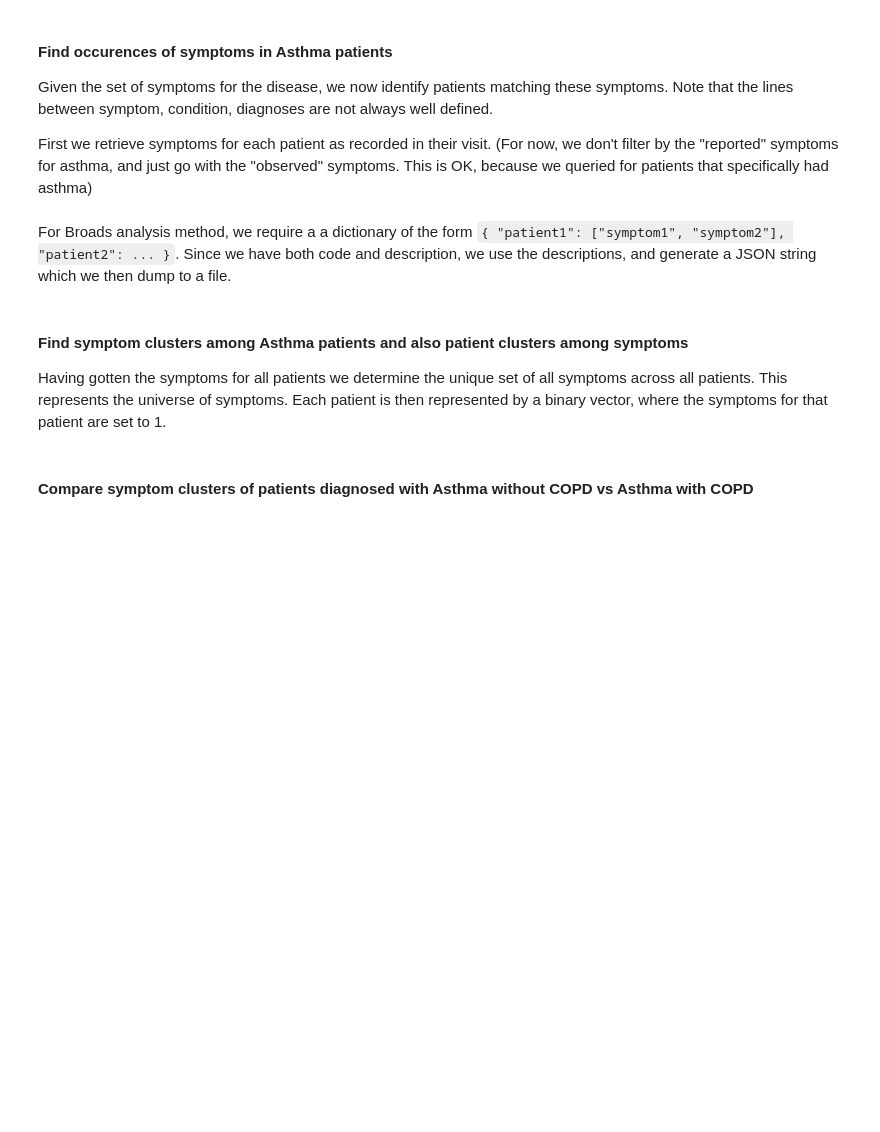
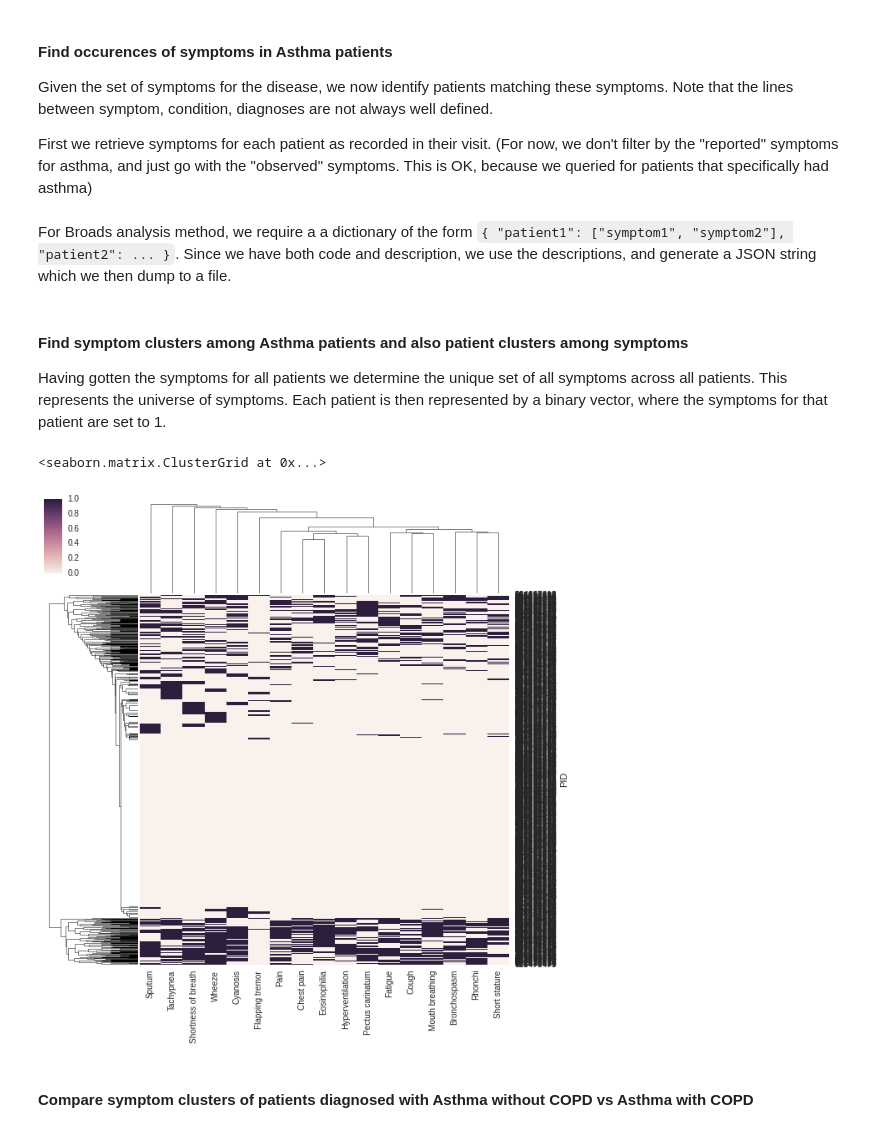
Before and after one commit to ncats/translator-workflows, a Jupyter notebook: OrangePurpleRedGreenGray/OPRGG-PatientSymptoms/HUSH+And-Synthetic-FHIR-Patient-Symptoms.ipynb, the cells around one changed output. Drawn from its saved outputs; the diff is of its cells as text; code cells hidden in the pictures; blank space fills up the shorter version.

Commit message:
Added in simple hierarchical clustering with seaborn

```diff
--- a/OrangePurpleRedGreenGray/OPRGG-PatientSymptoms/HUSH+And-Synthetic-FHIR-Patient-Symptoms.ipynb
+++ b/OrangePurpleRedGreenGray/OPRGG-PatientSymptoms/HUSH+And-Synthetic-FHIR-Patient-Symptoms.ipynb
@@ -192,5 +210,30 @@ o.close()
 #### Find symptom clusters among Asthma patients and also patient clusters among symptoms
 
 Having gotten the symptoms for all patients we determine the unique set of all symptoms across all patients. This represents the universe of symptoms. Each patient is then represented by a binary vector, where the symptoms for that patient are set to 1.
+# %%
+universe = list(set(flatten([x[1] for x in asthmaPatients])))
+universe.sort()
+data = []
+for pid,symptoms in asthmaPatients:
+    vec = [0 for x in range(0,len(universe)+1)]
+    vec[0] = pid
+    for i in range(0, len(universe)):
+        if universe[i] in symptoms:
+            vec[i+1] = 1
+    data.append(vec)
+
+header = ['PID']
+header.extend(universe)
+data = pd.DataFrame(data,columns=header).set_index('PID')
+
+import seaborn as sns
+%matplotlib inline
+cg = sns.clustermap(data, metric='hamming', z_score=None)
+for text in cg.ax_heatmap.get_yticklabels():
+    text.set_rotation('horizontal')
+cg
+# %% [output]
+<seaborn.matrix.ClusterGrid at 0x...>
+[figure, added]
 # %% [markdown]
 #### Compare symptom clusters of patients diagnosed with Asthma without COPD vs Asthma with COPD
```
Also changed, not shown: parts of 4 cells of this notebook.
